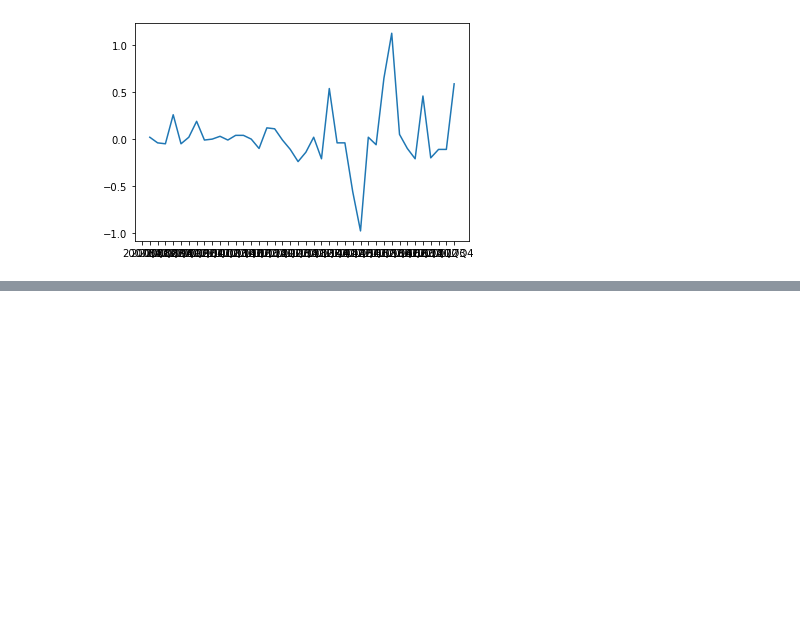
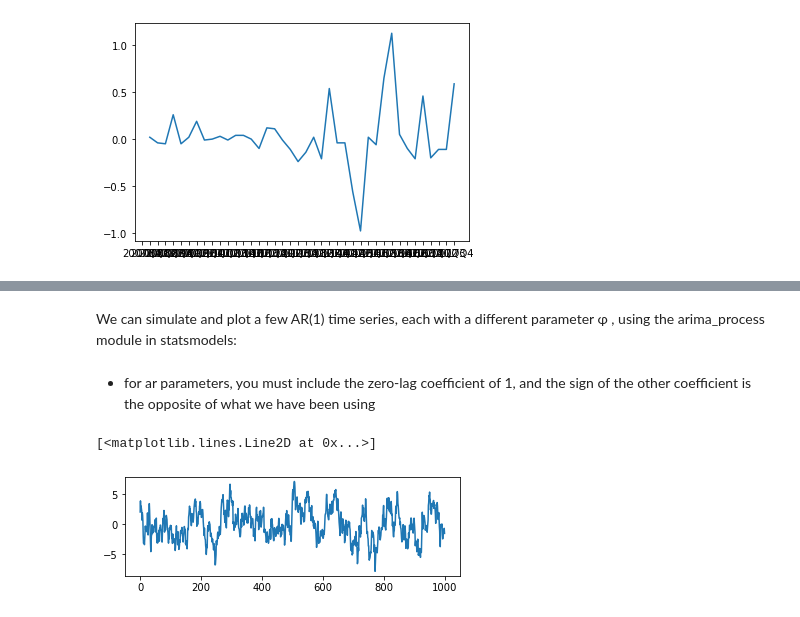
Before and after one commit to wuxianstella/DA_Bootcamp, a Jupyter notebook: time_series/Time_Series_Analysis.ipynb, the cells around one changed output, grey strips where cells are left out. Cells and saved outputs as stored; diff of their text form; code cells hidden in the pictures; blank space fills up the shorter version.

```diff
--- a/time_series/Time_Series_Analysis.ipynb
+++ b/time_series/Time_Series_Analysis.ipynb
@@ -755,0 +780,2 @@ plt.plot(HRB.diff(4))
+# %% [markdown]
+We can simulate and plot a few AR(1) time series, each with a different parameter φ , using the arima_process module in statsmodels:
@@ -755,0 +787,13 @@ plt.plot(HRB.diff(4))
+# %% [markdown]
+- for ar parameters, you must include the zero-lag coefficient of 1, and the sign of the other coefficient is the opposite of what we have been using
+# %%
+# Plot 1: AR parameter = +0.9
+plt.subplot(2,1,1)
+ar1 = np.array([1, -0.9]) # [1, -0.9] 1 means zero-lag coefficient of 1 and -0.9 means φ is 0.9
+ma1 = np.array([1])
+AR_object1 = ArmaProcess(ar1, ma1)
+simulated_data_1 = AR_object1.generate_sample(nsample=1000)
+plt.plot(simulated_data_1)
+# %% [output]
+[<matplotlib.lines.Line2D at 0x...>]
+[figure, added]
```
Also changed, not shown: parts of 56 cells of this notebook, 2 other files.
